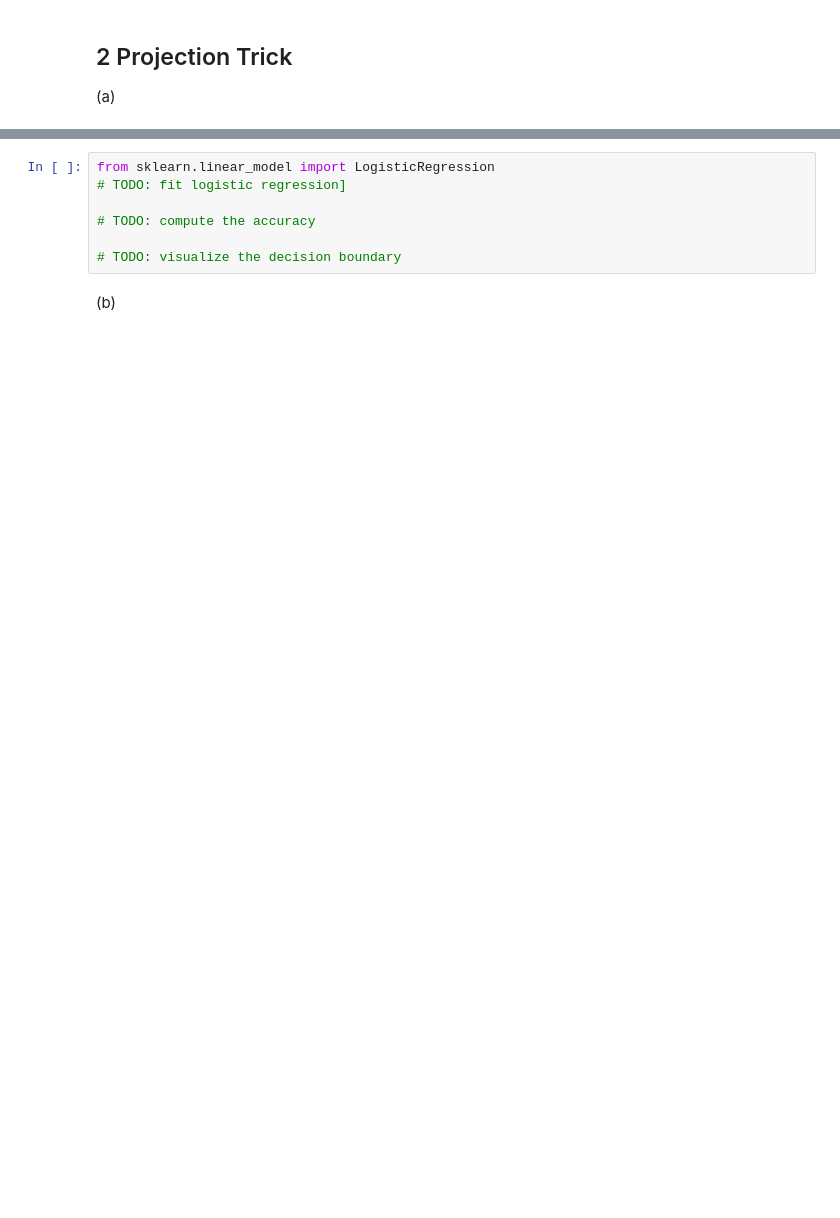
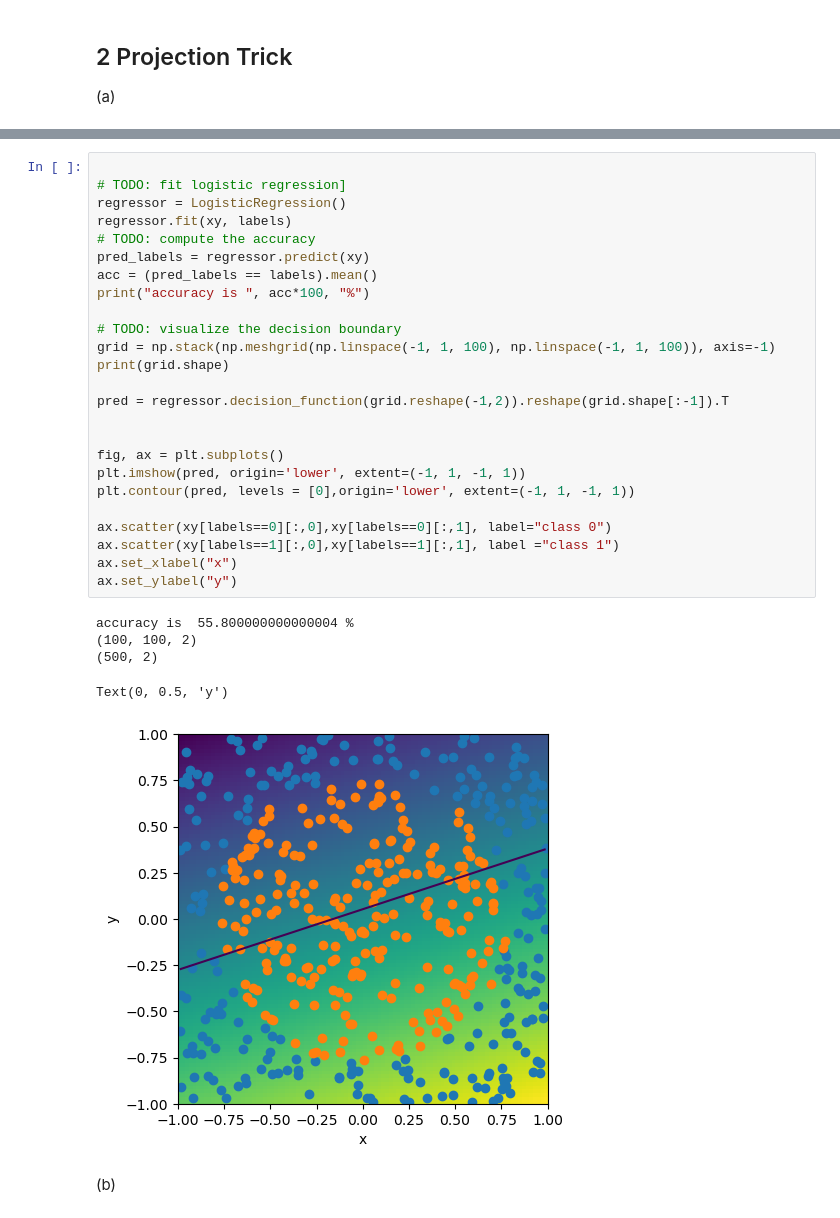
Before and after one commit to phopopo/mlph2023-Exercises, a Jupyter notebook: sheet03.ipynb, the cells around one changed output, grey strips where cells are left out. Saved outputs shown, nothing was run; the diff lists cells and outputs as text; blank space fills up the shorter version.

```diff
--- a/sheet03.ipynb
+++ b/sheet03.ipynb
@@ -18,10 +27,34 @@ labels = np.load('data03/labels.npy')
-# %%
-from sklearn.linear_model import LogisticRegression
-# TODO: fit logistic regression]
-
-# TODO: compute the accuracy
-
-# TODO: visualize the decision boundary
+# %%
+
+# TODO: fit logistic regression]
+regressor = LogisticRegression()
+regressor.fit(xy, labels)
+# TODO: compute the accuracy
+pred_labels = regressor.predict(xy)
+acc = (pred_labels == labels).mean()
+print("accuracy is ", acc*100, "%")
+
+# TODO: visualize the decision boundary
+grid = np.stack(np.meshgrid(np.linspace(-1, 1, 100), np.linspace(-1, 1, 100)), axis=-1)
+print(grid.shape)
+
+pred = regressor.decision_function(grid.reshape(-1,2)).reshape(grid.shape[:-1]).T
+
+
+fig, ax = plt.subplots()
+plt.imshow(pred, origin='lower', extent=(-1, 1, -1, 1))
+plt.contour(pred, levels = [0],origin='lower', extent=(-1, 1, -1, 1))
+
+ax.scatter(xy[labels==0][:,0],xy[labels==0][:,1], label="class 0")
+ax.scatter(xy[labels==1][:,0],xy[labels==1][:,1], label ="class 1")
+ax.set_xlabel("x")
+ax.set_ylabel("y")
+# %% [output]
+accuracy is  55.800000000000004 %
+(100, 100, 2)
+(500, 2)
+Text(0, 0.5, 'y')
+[figure, added]
 # %% [markdown]
 (b)
 # %%
```
Also changed, not shown: parts of 5 cells of this notebook.
